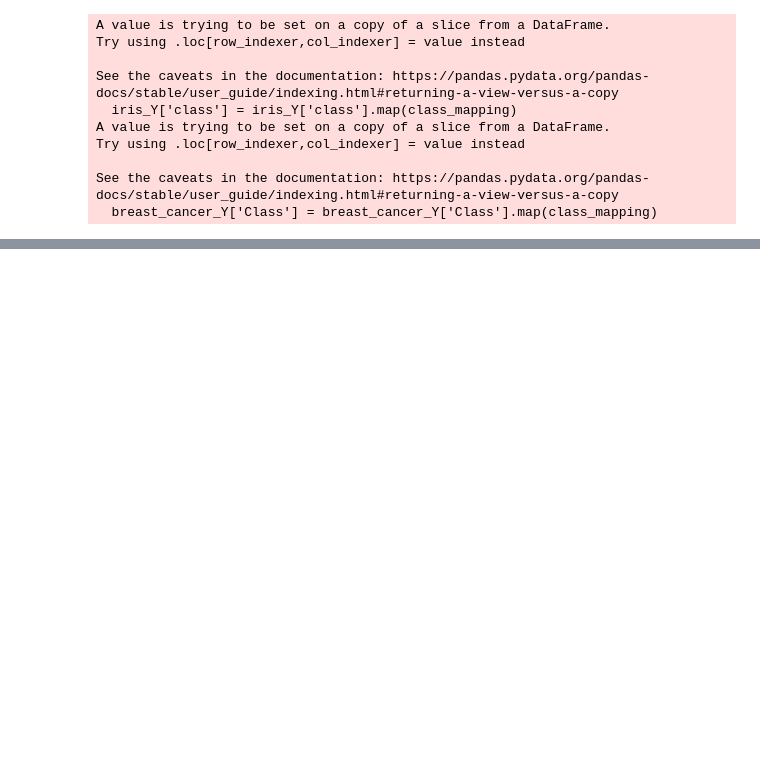
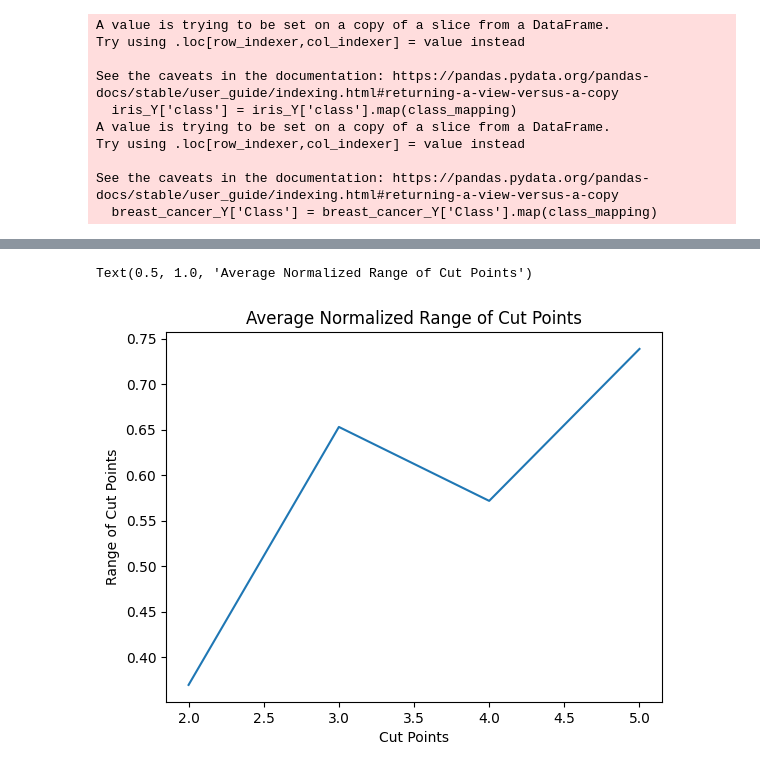
Before and after one commit to lshiyan/COMP551, a Jupyter notebook: A4/A4.ipynb, the cells around one changed output, grey strips where cells are left out. Drawn from its saved outputs; the diff is of its cells as text; code cells hidden in the pictures; blank space fills up the shorter version.

```diff
--- a/A4/A4.ipynb
+++ b/A4/A4.ipynb
@@ -194,0 +213,63 @@ test_loader= DataLoader(test_dataset, batch_size=1, shuffle=True)
+# %%
+#Training single trees.
+accuracies=[]
+epoch_range=range(10,11)
+for j in epoch_range:
+    loss_function = torch.nn.CrossEntropyLoss()
+    active_cut_points=[]
+    normalized_ranges=[]
+    for num_cutting_points in range(2,6):
+        deep_decision_tree=DNDT(X, Y, num_cutting_points=num_cutting_points, tau=0.01, feature_sample=False)
+        optimizer = torch.optim.Adam(deep_decision_tree.parameters(), lr=0.001)
+        for epoch in range(j):
+            for batch in train_loader:
+                inputs, labels=batch[0][0], batch[1]
+                optimizer.zero_grad()
+                outputs = deep_decision_tree(inputs)
+                loss = loss_function(outputs, labels[0].to(torch.float32))
+                loss.backward()
+                optimizer.step()
+
+        correct=0
+        total=0
+        cut_points=get_cut_points(deep_decision_tree)
+        total_cut_points=len(cut_points)*len(cut_points[0])
+        min_values=[float("inf")]*len(X.columns)
+        max_values=[float("-inf")]*len(X.columns)
+
+        """for batch in val_loader:
+            inputs, labels=batch[0][0], batch[1]
+            for i in range(len(inputs)):
+                min_values[i]=min(min_values[i], inputs[i].item())
+                max_values[i]=max(max_values[i], inputs[i].item())
+            optimizer.zero_grad()
+            outputs = torch.nn.functional.softmax(deep_decision_tree(inputs))
+            if torch.argmax(outputs).item()==torch.argmax(labels[0]).item():
+                correct+=1
+            total+=1
+
+        active_points=0
+        for i in range(len(cut_points)):
+            feature_cut_points=cut_points[i]
+            for point in feature_cut_points:
+                if point>min_values[i] and point<max_values[i]:
+                    active_points+=1"""
+
+        range_matrix=deep_decision_tree.range_matrix
+        normalized_range=0
+        for i in range(len(cut_points)):
+            feature_cut_points=cut_points[i]
+            cut_points_range=feature_cut_points[-1]-feature_cut_points[0]
+            feature_range=range_matrix[i][1]-range_matrix[i][0]
+            normalized_range+=float(cut_points_range)/float(feature_range)
+        normalized_ranges.append(normalized_range/len(cut_points))
+    #accuracies.append(correct/total)
+
+
+plt.plot(range(2,6), normalized_ranges)
+plt.xlabel("Cut Points")
+plt.ylabel("Range of Cut Points")
+plt.title("Average Normalized Range of Cut Points")
+# %% [output]
+Text(0.5, 1.0, 'Average Normalized Range of Cut Points')
+[figure, added]
```
Also changed, not shown: parts of 9 cells of this notebook, 1 other file.
